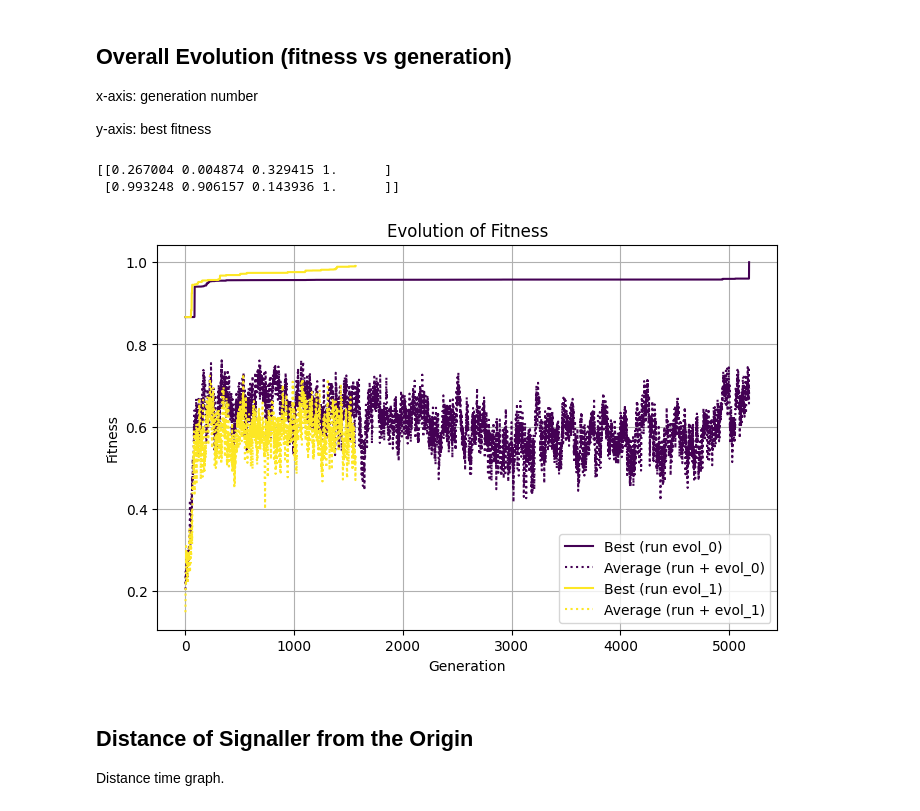
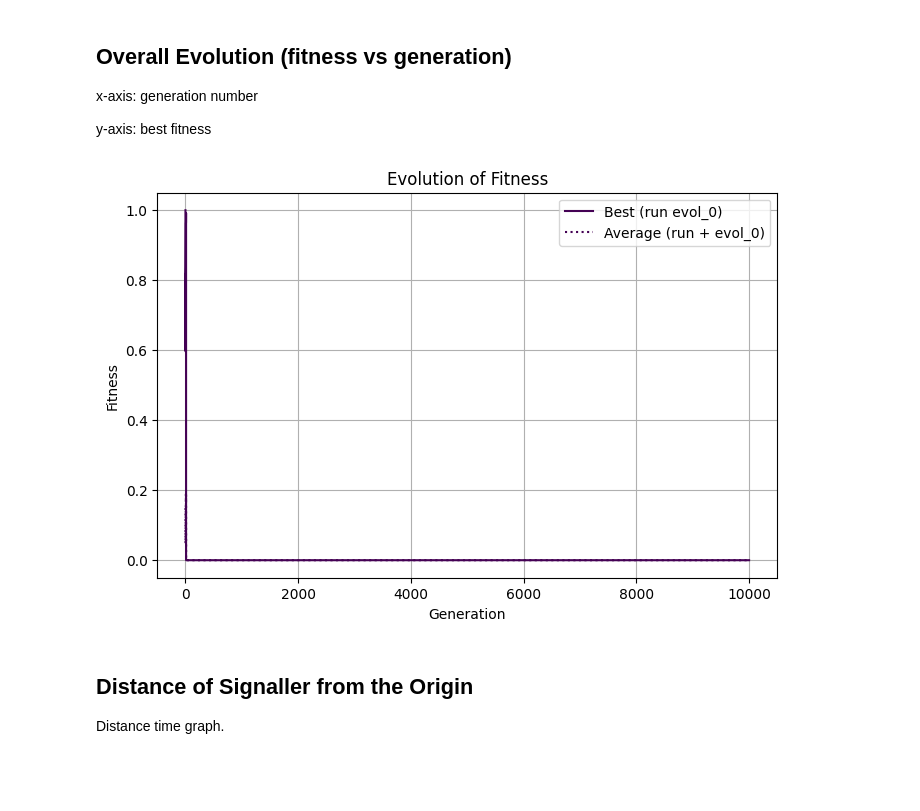
Before and after one commit to katiepambakianbris/BeeCommunication, a Jupyter notebook: analysis/Viz.ipynb, the cells around one changed output. Saved outputs shown, nothing was run; the diff lists cells and outputs as text; code cells hidden in the pictures; blank space fills up the shorter version.

```diff
--- a/analysis/Viz.ipynb
+++ b/analysis/Viz.ipynb
@@ -12,6 +12,8 @@ import pandas as pd
 
 # load in the results
 result_dir = "/Users/katiepambakian/Documents/BSc Computer Science/Y3/Dissertation/BeeCommunication/results/"
+
+result_dir = result_dir + "2026-02-07/v/batch_0/run_0/"
 # %% [markdown]
 ## Overall Evolution (fitness vs generation)
 
@@ -19,12 +21,11 @@ x-axis: generation number
 
 y-axis: best fitness
 # %%
-num_runs = 2
+num_runs = 1
 
 plt.figure(figsize=(8,5))
 
 colors = plt.cm.viridis(np.linspace(0, 1, num_runs))
-print(colors)
 
 for i in range(0,num_runs):
     overall_evolution_dir = result_dir + "evol_" + str(i) + ".dat"
@@ -36,36 +37,34 @@ for i in range(0,num_runs):
         header=None,
         names=["generation", "best_fitness", "avg_fitness"]
     )
 
     generation = df["generation"].to_numpy()
     best = df["best_fitness"].to_numpy()
     average = df["avg_fitness"].to_numpy()
 
     label_name = "evol_"+str(i)
 
     plt.plot(generation, best,
              linestyle="-",
              label="Best (run "+label_name+")",
              color=colors[i],
         )
 
     plt.plot(generation, average,
              linestyle=":",
              label="Average (run + "+label_name+")",
              color=colors[i],
         )
 
 plt.xlabel("Generation")
 plt.ylabel("Fitness")
 plt.title("Evolution of Fitness")
 plt.legend()
 plt.grid(True)
 
 plt.show()
 # %% [output]
-[[0.267004 0.004874 0.329415 1.      ]
- [0.993248 0.906157 0.143936 1.      ]]
-[figure, old version]
+[figure, new version]
 # %% [markdown]
 ## Distance of Signaller from the Origin
 
```
Also changed, not shown: 4 other files.
